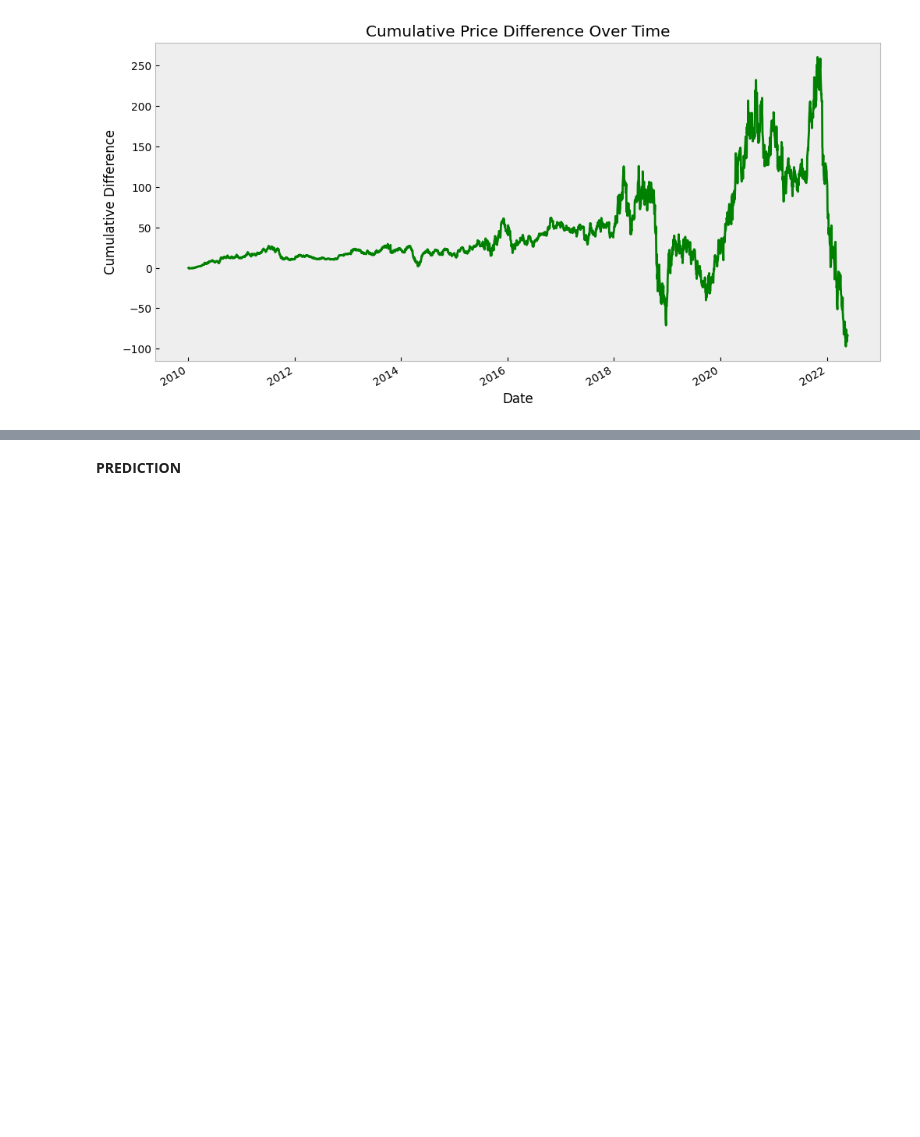
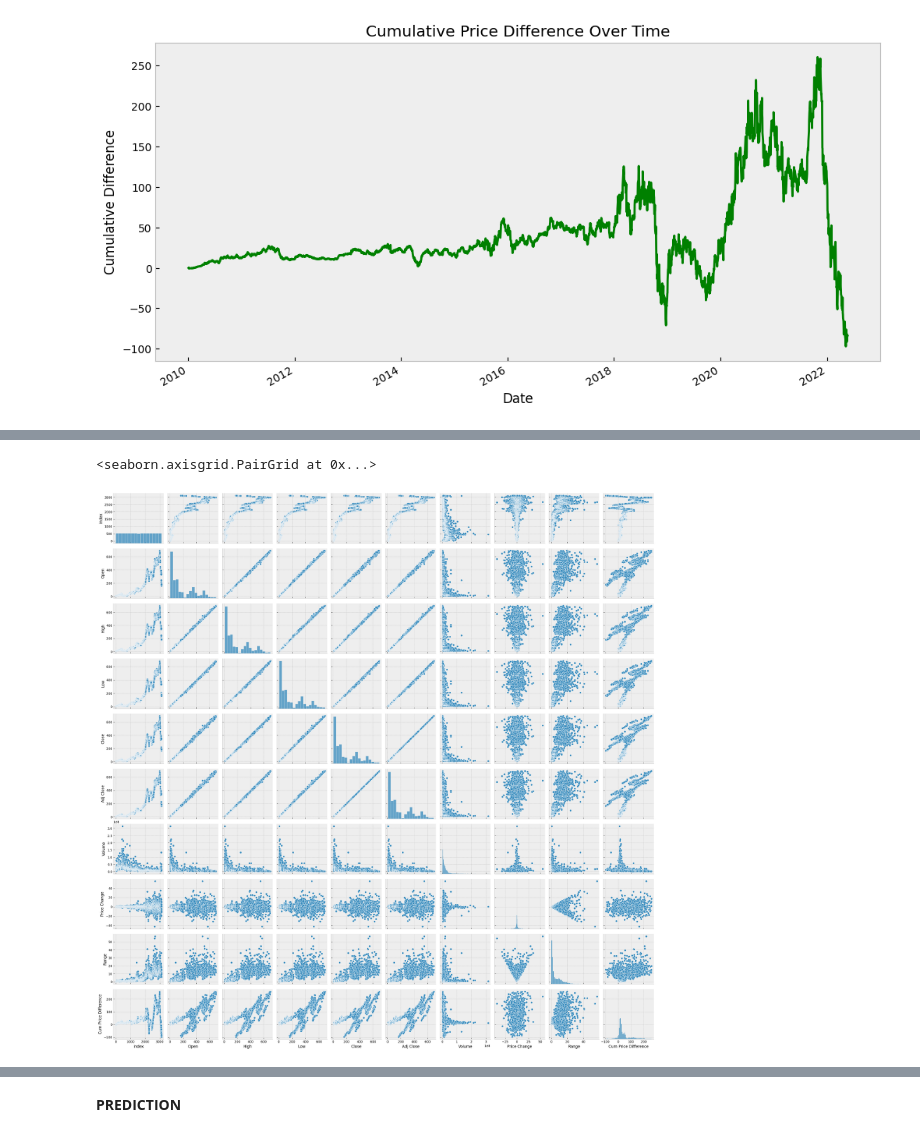
Before and after one commit to sahankrt20/AI-BOOTCAMP-PROJECT, a Jupyter notebook: stock_market_prediction.ipynb, the cells around one changed output, grey strips where cells are left out. Saved outputs shown, nothing was run; the diff lists cells and outputs as text; code cells hidden in the pictures; blank space fills up the shorter version.

```diff
--- a/stock_market_prediction.ipynb
+++ b/stock_market_prediction.ipynb
@@ -236,0 +239,5 @@ plt.show()
+# %%
+sns.pairplot(df)
+# %% [output]
+<seaborn.axisgrid.PairGrid at 0x...>
+[figure, added]
```
Also changed, not shown: parts of 20 cells of this notebook.
